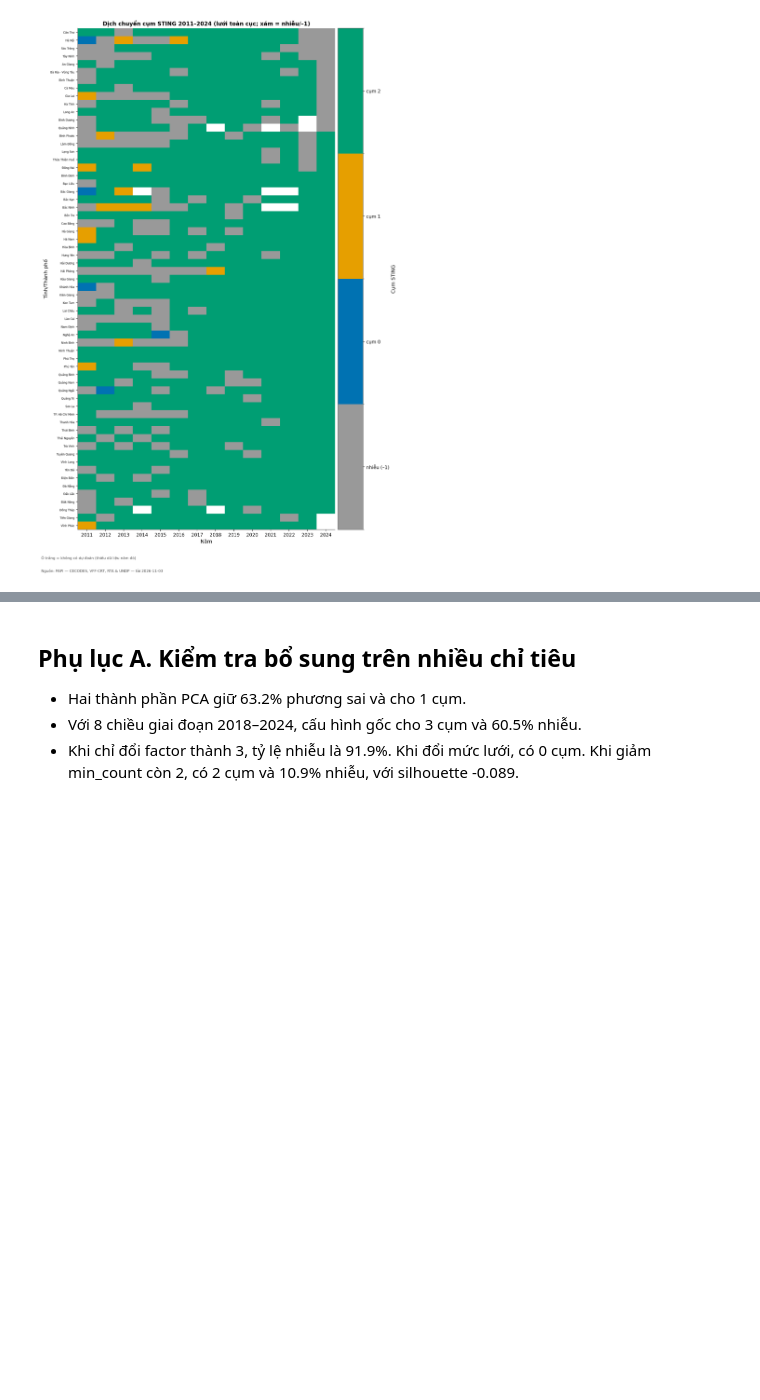
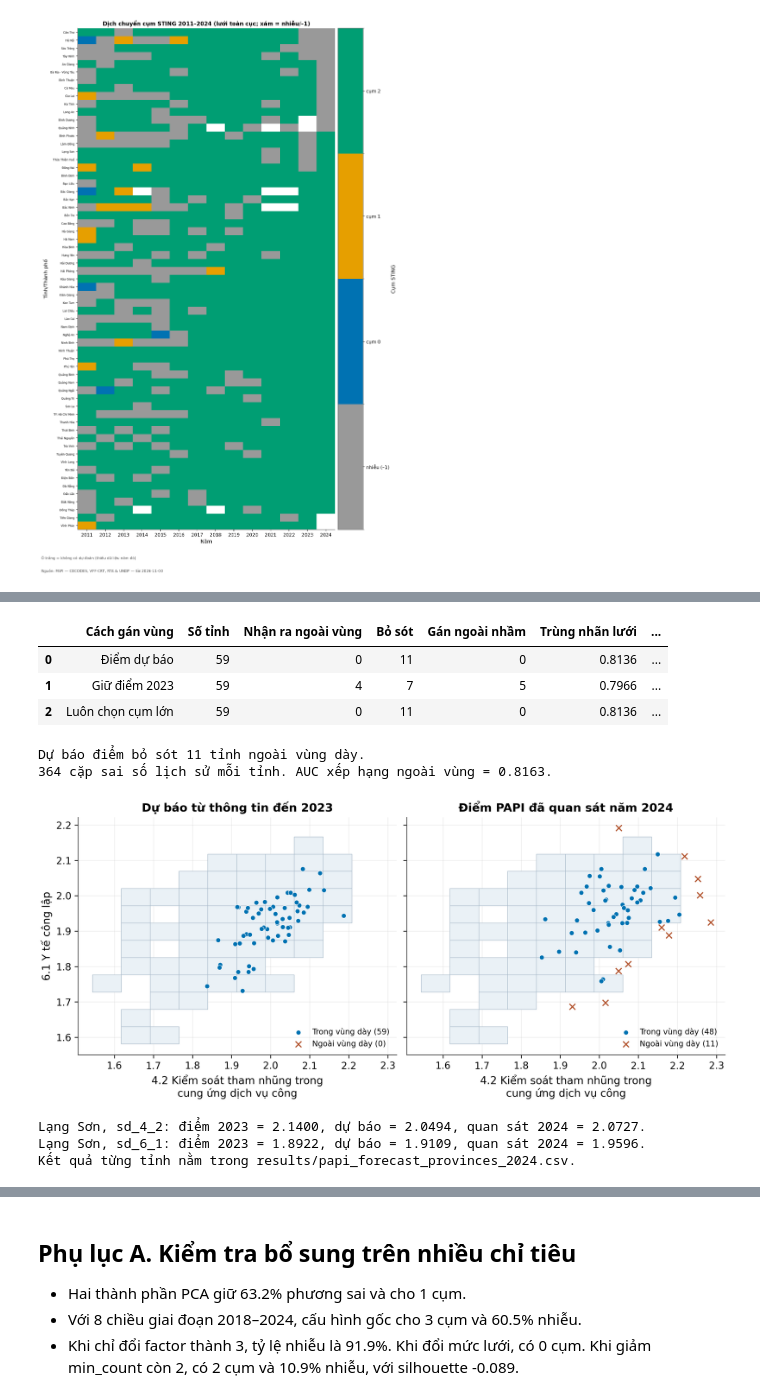
Before and after one commit to JasonTM17/Grid_Based_Sociology, a Jupyter notebook: notebooks/Nhom15_CuoiKy_STING_PAPI.ipynb, the cells around one changed output, grey strips where cells are left out. Saved outputs shown, nothing was run; the diff lists cells and outputs as text; code cells hidden in the pictures; blank space fills up the shorter version.

```diff
--- a/notebooks/Nhom15_CuoiKy_STING_PAPI.ipynb
+++ b/notebooks/Nhom15_CuoiKy_STING_PAPI.ipynb
@@ -304,3 +425,31 @@ display(Image(filename=str(ROOT / "results/figs/predict_2024.png")))
+# %%
+zone_table = zones[["method", "n", "out_correct", "missed_out", "false_out",
+                    "exact_label_agreement", "out_recall", "balanced_zone_accuracy"]]
+display(zone_table.rename(columns={
+    "method": "Cách gán vùng", "n": "Số tỉnh", "out_correct": "Nhận ra ngoài vùng",
+    "missed_out": "Bỏ sót", "false_out": "Gán ngoài nhầm", "exact_label_agreement": "Trùng nhãn lưới",
+    "out_recall": "Tỷ lệ nhận ra ngoài vùng", "balanced_zone_accuracy": "Độ đúng cân bằng hai vùng",
+}).replace({"forecast": "Điểm dự báo", "carry": "Giữ điểm 2023", "majority": "Luôn chọn cụm lớn"}).round(4))
+false_negatives = int(zones.loc[zones.method.eq("forecast"), "missed_out"].item())
+print(f"Dự báo điểm bỏ sót {false_negatives} tỉnh ngoài vùng dày.")
+print(f"{run.scenario_count} cặp sai số lịch sử mỗi tỉnh. AUC xếp hạng ngoài vùng = {scenario_auc(scored):.4f}.")
+display(Image(filename=str(ROOT / "results/figs/papi_forecast_grid.png")))
+probe = scored.loc[scored.province_vi.eq("Lạng Sơn")].iloc[0]
+for target in TARGETS:
+    print(f"Lạng Sơn, {target}: điểm 2023 = {probe[f'carry_{target}']:.4f}, "
+          f"dự báo = {probe[f'forecast_{target}']:.4f}, quan sát 2024 = {probe[f'actual_{target}']:.4f}.")
+print("Kết quả từng tỉnh nằm trong results/papi_forecast_provinces_2024.csv.")
+# %% [output]
+|  | Cách gán vùng | Số tỉnh | Nhận ra ngoài vùng | Bỏ sót | Gán ngoài nhầm | Trùng nhãn lưới | ... |
+| 0 | Điểm dự báo | 59 | 0 | 11 | 0 | 0.8136 | ... |
+| 1 | Giữ điểm 2023 | 59 | 4 | 7 | 5 | 0.7966 | ... |
+| 2 | Luôn chọn cụm lớn | 59 | 0 | 11 | 0 | 0.8136 | ... |
+Dự báo điểm bỏ sót 11 tỉnh ngoài vùng dày.
+364 cặp sai số lịch sử mỗi tỉnh. AUC xếp hạng ngoài vùng = 0.8163.
+[figure, added]
+Lạng Sơn, sd_4_2: điểm 2023 = 2.1400, dự báo = 2.0494, quan sát 2024 = 2.0727.
+Lạng Sơn, sd_6_1: điểm 2023 = 1.8922, dự báo = 1.9109, quan sát 2024 = 1.9596.
+Kết quả từng tỉnh nằm trong results/papi_forecast_provinces_2024.csv.
 # %% [markdown]
 ## 5. Kết luận
 
```
Also changed, not shown: parts of 13 cells of this notebook, 43 other files.
